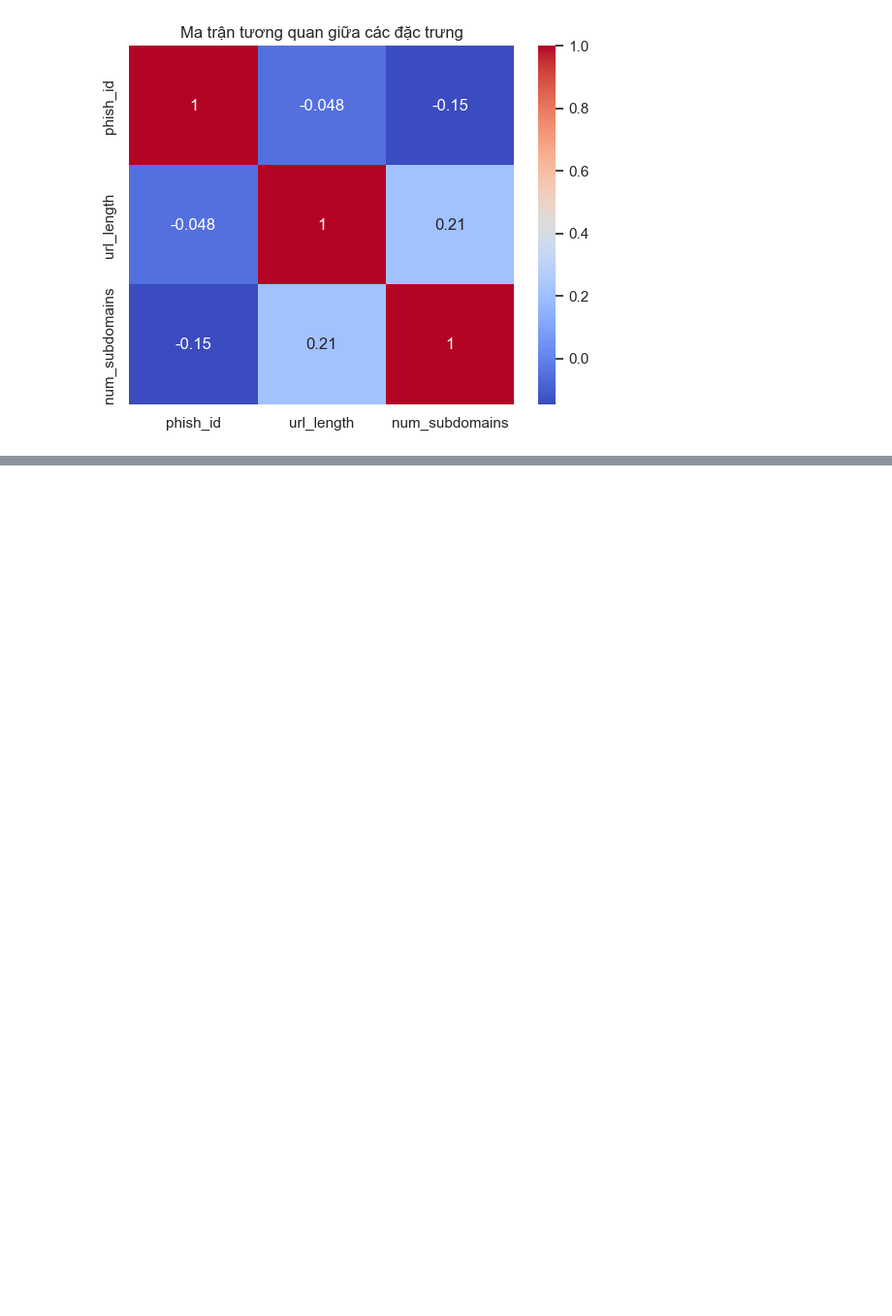
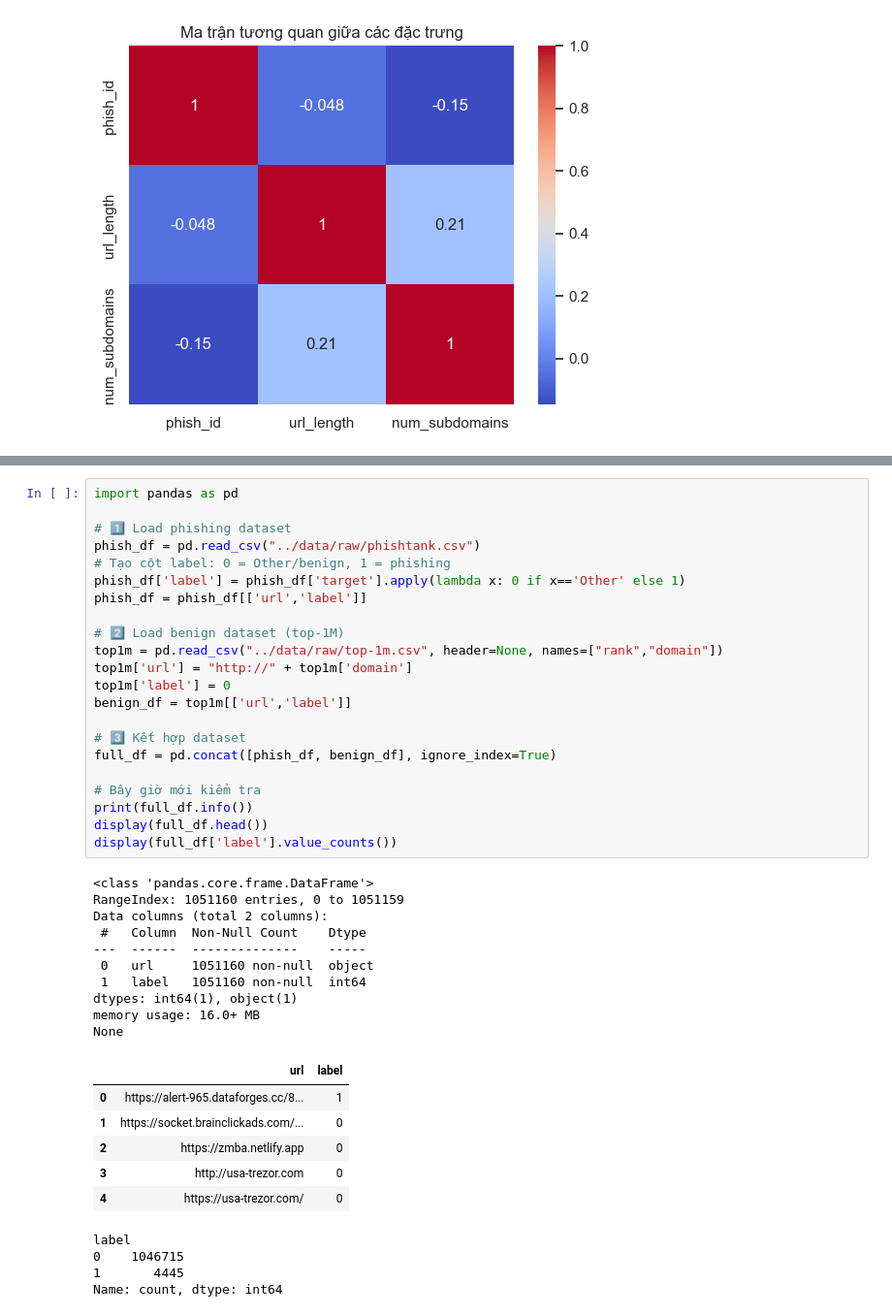
Before and after one commit to Trannhung24/phishing-detection-thesis, a Jupyter notebook: notebooks/EDA.ipynb, the cells around one changed output, grey strips where cells are left out. Shown: that part at 97% size. Drawn from its saved outputs; the diff is of its cells as text; blank space fills up the shorter version.

```diff
--- a/notebooks/EDA.ipynb
+++ b/notebooks/EDA.ipynb
@@ -139,0 +303,43 @@ plt.show()
+# %%
+import pandas as pd
+
+# 1️⃣ Load phishing dataset
+phish_df = pd.read_csv("../data/raw/phishtank.csv")
+# Tạo cột label: 0 = Other/benign, 1 = phishing
+phish_df['label'] = phish_df['target'].apply(lambda x: 0 if x=='Other' else 1)
+phish_df = phish_df[['url','label']]
+
+# 2️⃣ Load benign dataset (top-1M)
+top1m = pd.read_csv("../data/raw/top-1m.csv", header=None, names=["rank","domain"])
+top1m['url'] = "http://" + top1m['domain']
+top1m['label'] = 0
+benign_df = top1m[['url','label']]
+
+# 3️⃣ Kết hợp dataset
+full_df = pd.concat([phish_df, benign_df], ignore_index=True)
+
+# Bây giờ mới kiểm tra
+print(full_df.info())
+display(full_df.head())
+display(full_df['label'].value_counts())
+# %% [output]
+<class 'pandas.core.frame.DataFrame'>
+RangeIndex: 1051160 entries, 0 to 1051159
+Data columns (total 2 columns):
+ #   Column  Non-Null Count    Dtype
+---  ------  --------------    -----
+ 0   url     1051160 non-null  object
+ 1   label   1051160 non-null  int64
+dtypes: int64(1), object(1)
+memory usage: 16.0+ MB
+None
+|  | url | label |
+| 0 | https://alert-965.dataforges.cc/8... | 1 |
+| 1 | https://socket.brainclickads.com/... | 0 |
+| 2 | https://zmba.netlify.app | 0 |
+| 3 | http://usa-trezor.com | 0 |
+| 4 | https://usa-trezor.com/ | 0 |
+label
+0    1046715
+1       4445
+Name: count, dtype: int64
```
Also changed, not shown: parts of 12 cells of this notebook, 1 other file.
